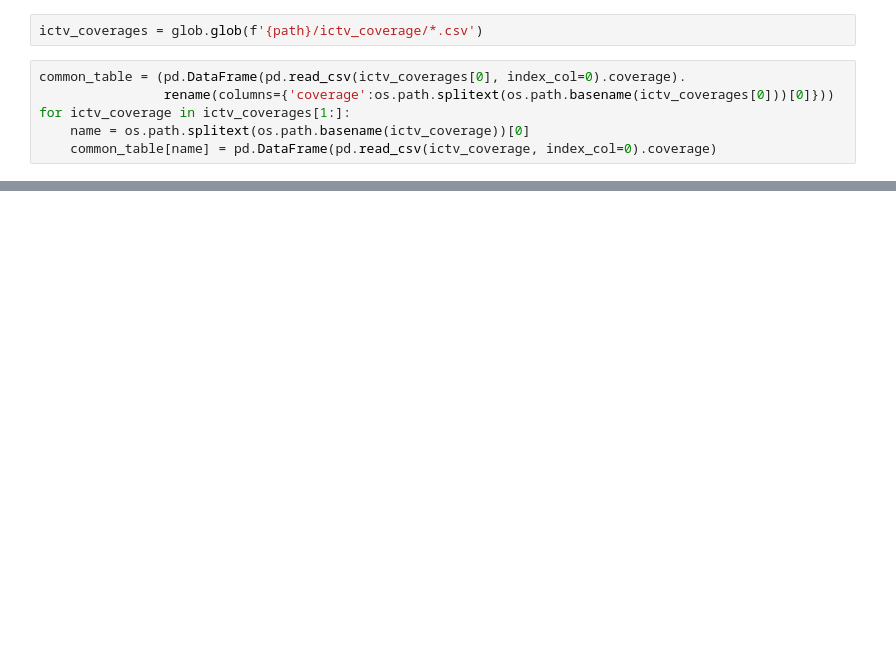
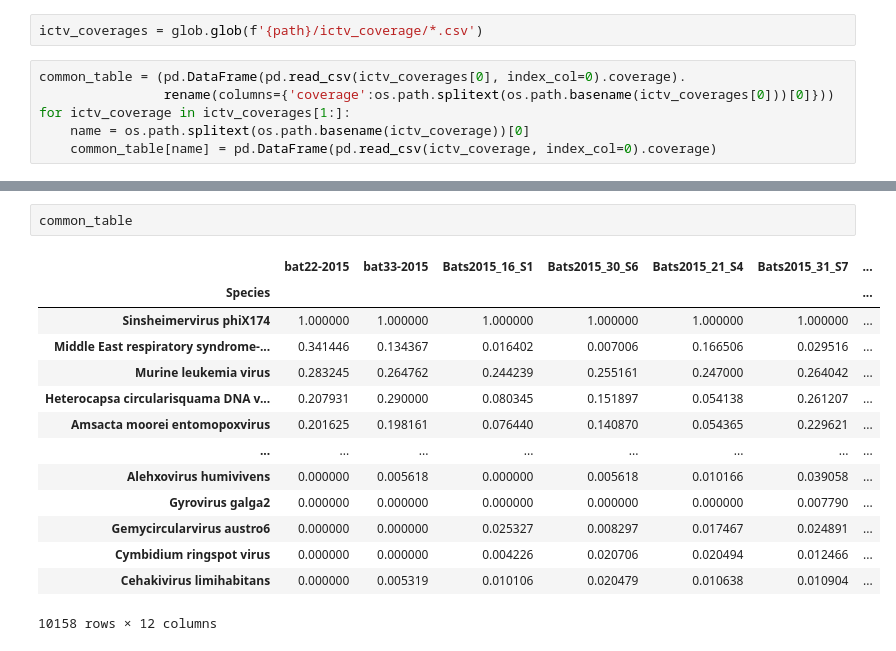
Before and after one commit to NJJeus/AliMarko, a Jupyter notebook: results.ipynb, the cells around one changed output, grey strips where cells are left out. Drawn from its saved outputs; the diff is of its cells as text; blank space fills up the shorter version.

```diff
--- a/results.ipynb
+++ b/results.ipynb
@@ -53,0 +114,17 @@ Text(92.13888888888886, 0.5, 'Species sorted by max coverage')
+# %%
+common_table
+# %% [output]
+|  | bat22-2015 | bat33-2015 | Bats2015_16_S1 | Bats2015_30_S6 | Bats2015_21_S4 | Bats2015_31_S7 | ... |
+| Species |  |  |  |  |  |  | ... |
+| Sinsheimervirus phiX174 | 1.000000 | 1.000000 | 1.000000 | 1.000000 | 1.000000 | 1.000000 | ... |
+| Middle East respiratory syndrome-... | 0.341446 | 0.134367 | 0.016402 | 0.007006 | 0.166506 | 0.029516 | ... |
+| Murine leukemia virus | 0.283245 | 0.264762 | 0.244239 | 0.255161 | 0.247000 | 0.264042 | ... |
+| Heterocapsa circularisquama DNA v... | 0.207931 | 0.290000 | 0.080345 | 0.151897 | 0.054138 | 0.261207 | ... |
+| Amsacta moorei entomopoxvirus | 0.201625 | 0.198161 | 0.076440 | 0.140870 | 0.054365 | 0.229621 | ... |
+| ... | ... | ... | ... | ... | ... | ... | ... |
+| Alehxovirus humivivens | 0.000000 | 0.005618 | 0.000000 | 0.005618 | 0.010166 | 0.039058 | ... |
+| Gyrovirus galga2 | 0.000000 | 0.000000 | 0.000000 | 0.000000 | 0.000000 | 0.007790 | ... |
+| Gemycircularvirus austro6 | 0.000000 | 0.000000 | 0.025327 | 0.008297 | 0.017467 | 0.024891 | ... |
+| Cymbidium ringspot virus | 0.000000 | 0.000000 | 0.004226 | 0.020706 | 0.020494 | 0.012466 | ... |
+| Cehakivirus limihabitans | 0.000000 | 0.005319 | 0.010106 | 0.020479 | 0.010638 | 0.010904 | ... |
+10158 rows × 12 columns
```
Also changed, not shown: parts of 11 cells of this notebook, 3 other files.
